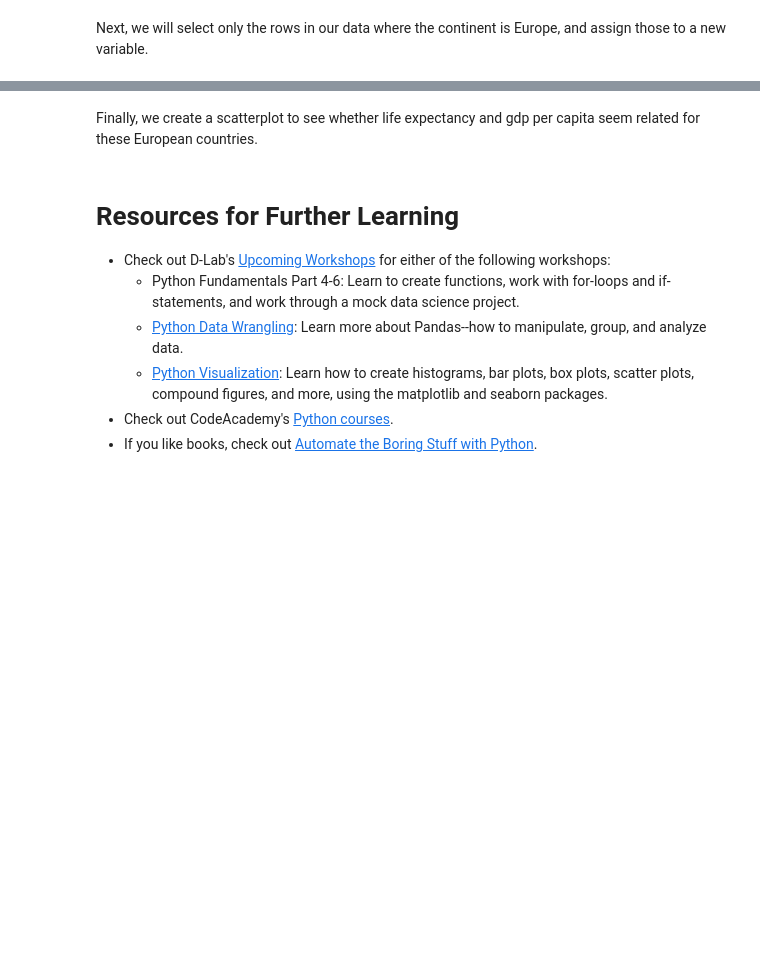
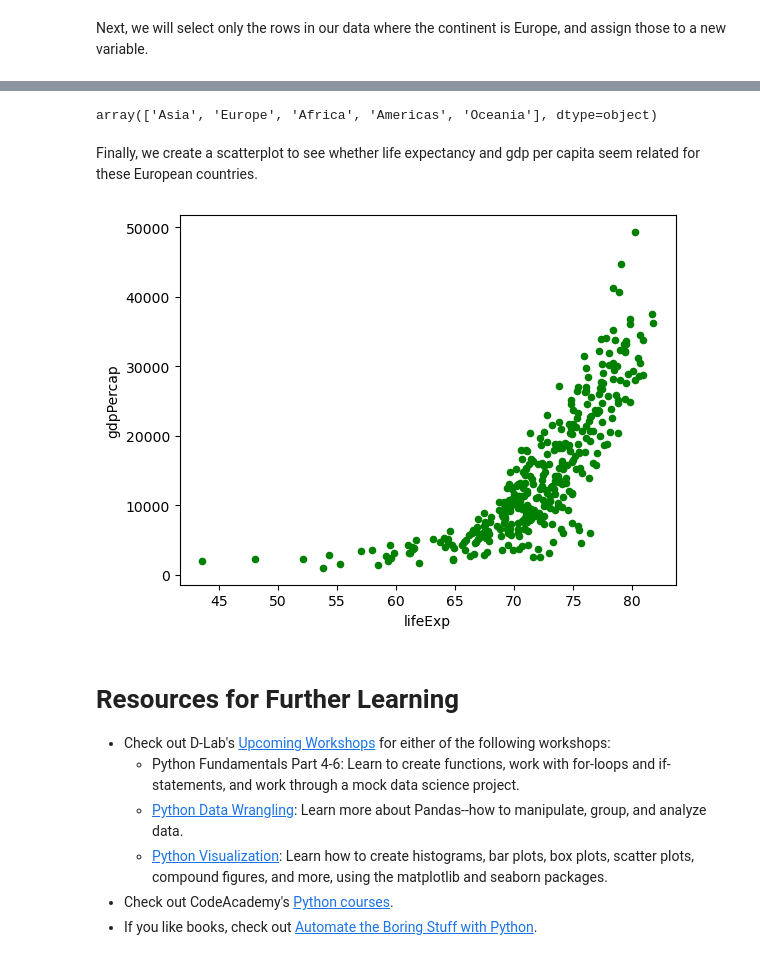
Before and after one commit to UBC-MFRE/python-r-workshop-2025, a Jupyter notebook: python/Day 1/Part-1/1_Jupyter_and_Python.ipynb, the cells around one changed output, grey strips where cells are left out. Cells and saved outputs as stored; diff of their text form; code cells hidden in the pictures; blank space fills up the shorter version.

```diff
--- a/python/Day 1/Part-1/1_Jupyter_and_Python.ipynb
+++ b/python/Day 1/Part-1/1_Jupyter_and_Python.ipynb
@@ -258,5 +301,5 @@ First, let's have a look at the data:
 import pandas as pd
 
 # Reading in a comma-seperated values file
-df = pd.read_csv('../data/gapminder.csv')
-df.head()
+df = pd.read_csv('../../../data/gapminder.csv')
+df.head(10)
@@ -269,8 +370,14 @@ df_Europe
+# %%
+df['continent'].unique()
+# %% [output]
+array(['Asia', 'Europe', 'Africa', 'Americas', 'Oceania'], dtype=object)
 # %% [markdown]
 Finally, we create a scatterplot to see whether life expectancy and gdp per capita seem related for these European countries.
 # %%
 # Plotting
-df_Europe.plot(kind='scatter', x='lifeExp', y='gdpPercap');
+df_Europe.plot(kind='scatter', color = 'green', x='lifeExp', y='gdpPercap');
+# %% [output]
+[figure, added]
 # %% [markdown]
 # Resources for Further Learning
 
```
Also changed, not shown: parts of 20 cells of this notebook, 7 other files.
